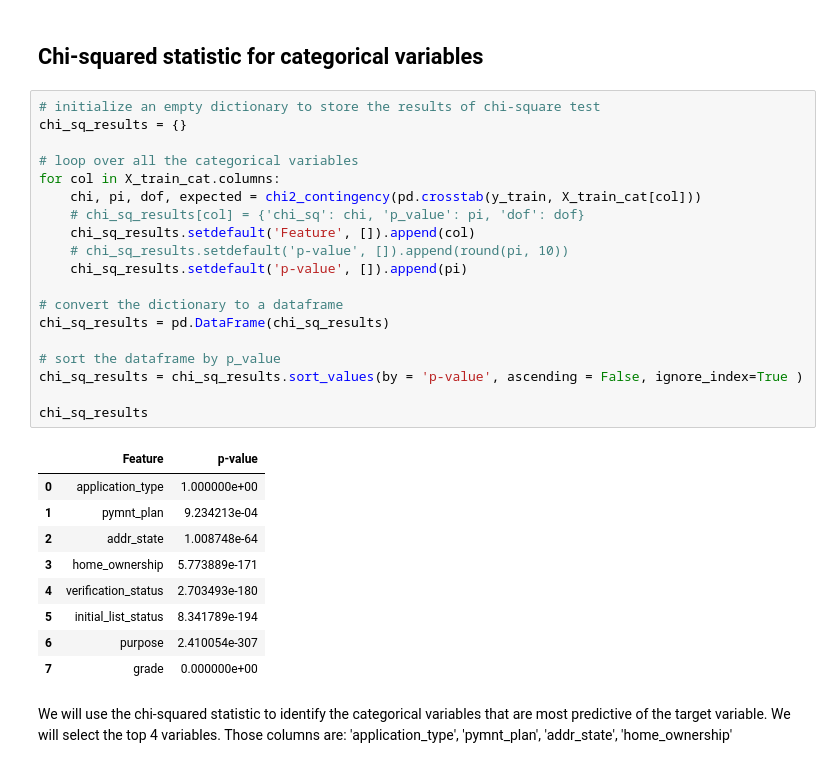
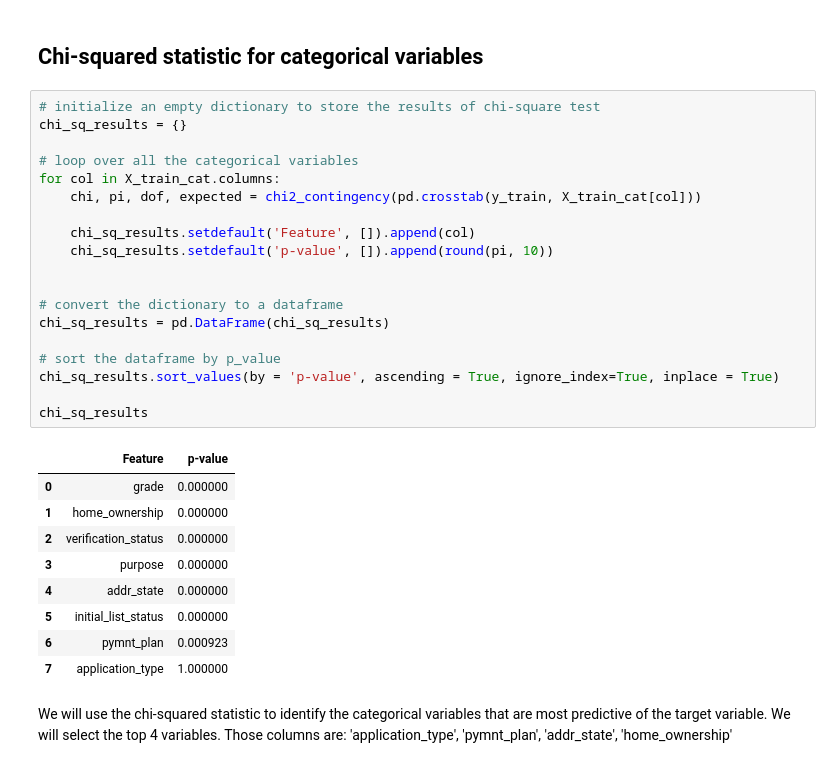
Before and after one commit to dimgag/credit-scorecard, a Jupyter notebook: notebook.ipynb, the cells around one changed output. Saved outputs shown, nothing was run; the diff lists cells and outputs as text.

```diff
--- a/notebook.ipynb
+++ b/notebook.ipynb
@@ -344,32 +344,32 @@ X_train_cat = X_train.select_dtypes(include = np.object).copy()
 # %%
 # initialize an empty dictionary to store the results of chi-square test
 chi_sq_results = {}
 
 # loop over all the categorical variables
 for col in X_train_cat.columns:
     chi, pi, dof, expected = chi2_contingency(pd.crosstab(y_train, X_train_cat[col]))
-    # chi_sq_results[col] = {'chi_sq': chi, 'p_value': pi, 'dof': dof}
+
     chi_sq_results.setdefault('Feature', []).append(col)
-    # chi_sq_results.setdefault('p-value', []).append(round(pi, 10))
-    chi_sq_results.setdefault('p-value', []).append(pi)
+    chi_sq_results.setdefault('p-value', []).append(round(pi, 10))
+
 
 # convert the dictionary to a dataframe
 chi_sq_results = pd.DataFrame(chi_sq_results)
 
 # sort the dataframe by p_value
-chi_sq_results = chi_sq_results.sort_values(by = 'p-value', ascending = False, ignore_index=True )
+chi_sq_results.sort_values(by = 'p-value', ascending = True, ignore_index=True, inplace = True)
 
 chi_sq_results
 # %% [output]
 |  | Feature | p-value |
-| 0 | application_type | 1.000000e+00 |
-| 1 | pymnt_plan | 9.234213e-04 |
-| 2 | addr_state | 1.008748e-64 |
-| 3 | home_ownership | 5.773889e-171 |
-| 4 | verification_status | 2.703493e-180 |
-| 5 | initial_list_status | 8.341789e-194 |
-| 6 | purpose | 2.410054e-307 |
-| 7 | grade | 0.000000e+00 |
+| 0 | grade | 0.000000 |
+| 1 | home_ownership | 0.000000 |
+| 2 | verification_status | 0.000000 |
+| 3 | purpose | 0.000000 |
+| 4 | addr_state | 0.000000 |
+| 5 | initial_list_status | 0.000000 |
+| 6 | pymnt_plan | 0.000923 |
+| 7 | application_type | 1.000000 |
 # %% [markdown]
 We will use the chi-squared statistic to identify the categorical variables that are most predictive of the target variable. We will select the top 4 variables.
 Those columns are: 'application_type', 'pymnt_plan', 'addr_state', 'home_ownership'
```
Also changed, not shown: parts of 24 cells of this notebook, 1 other file.
